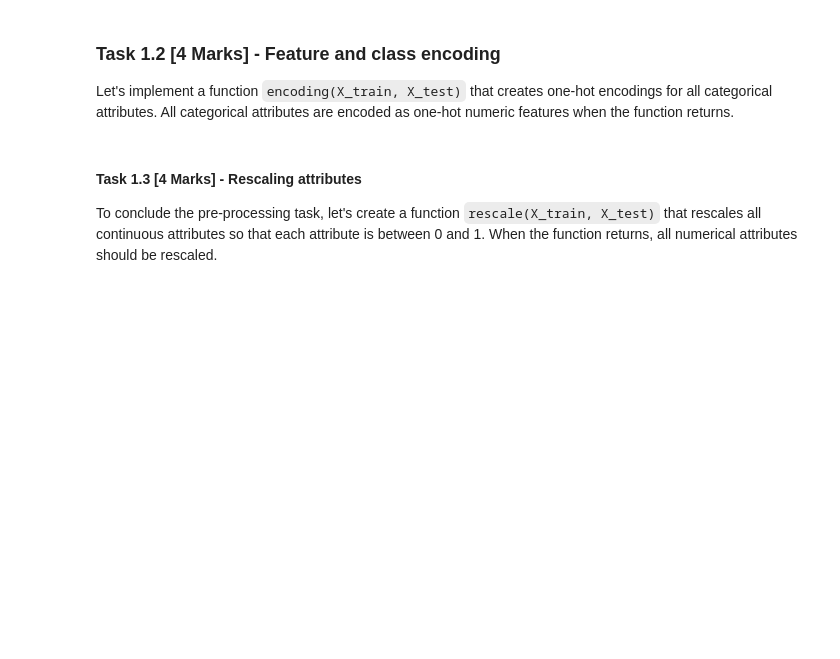
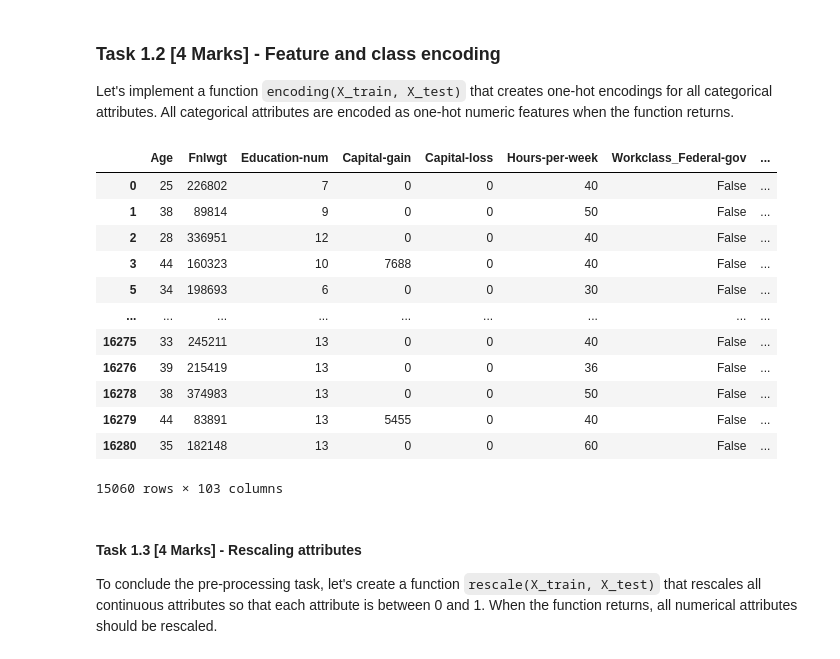
Before and after one commit to REN-zero/CWK2_video_player, a Jupyter notebook: COMP9414-Assignment2.ipynb, the cells around one changed output. Cells and saved outputs as stored; diff of their text form; code cells hidden in the pictures; blank space fills up the shorter version.

```diff
--- a/COMP9414-Assignment2.ipynb
+++ b/COMP9414-Assignment2.ipynb
@@ -291,21 +289,45 @@ Let's implement a function ``encoding(X_train, X_test)`` that creates one-hot en
 # %%
 # This cell will be assessed. Replace the ... with your code
 
 def encoding(X_train, X_test):
     """
     Encodes categorical features and class labels into one-hot numeric features.
     Ensure that you have a consistent encoding across training and test sets.
     Pro-tip: use Panda's get_dummies.
 
     Parameters:
     - X_train (DataFrame): Training features.
     - X_test (DataFrame): Test features.
 
     Returns:
     - X_train_encoded (DataFrame): One-hot encoded training features.
     - X_test_encoded (DataFrame): One-hot encoded test features.
     """
-    ...  # TODO
+    col = X_train.select_dtypes(include=['object','category']).columns
+    combine = pd.concat([X_train, X_test], keys=['train','test'])
+    combine_encoded = pd.get_dummies(combine, columns=col)
+    X_train_encoded = combine_encoded.xs('train')
+    X_test_encoded = combine_encoded.xs('test')
+
+
+    return X_train_encoded, X_test_encoded
+X_train_filled, X_test_filled = missing_data(X_train, X_test)
+X_train_encoded, X_test_encoded = encoding(X_train_filled, X_test_filled)
+X_test_encoded
+# %% [output]
+|  | Age | Fnlwgt | Education-num | Capital-gain | Capital-loss | Hours-per-week | Workclass_Federal-gov | ... |
+| 0 | 25 | 226802 | 7 | 0 | 0 | 40 | False | ... |
+| 1 | 38 | 89814 | 9 | 0 | 0 | 50 | False | ... |
+| 2 | 28 | 336951 | 12 | 0 | 0 | 40 | False | ... |
+| 3 | 44 | 160323 | 10 | 7688 | 0 | 40 | False | ... |
+| 5 | 34 | 198693 | 6 | 0 | 0 | 30 | False | ... |
+| ... | ... | ... | ... | ... | ... | ... | ... | ... |
+| 16275 | 33 | 245211 | 13 | 0 | 0 | 40 | False | ... |
+| 16276 | 39 | 215419 | 13 | 0 | 0 | 36 | False | ... |
+| 16278 | 38 | 374983 | 13 | 0 | 0 | 50 | False | ... |
+| 16279 | 44 | 83891 | 13 | 5455 | 0 | 40 | False | ... |
+| 16280 | 35 | 182148 | 13 | 0 | 0 | 60 | False | ... |
+15060 rows × 103 columns
 # %% [markdown]
 #### Task 1.3 [4 Marks] - Rescaling attributes
 
```
Also changed, not shown: parts of 1 cell of this notebook.
